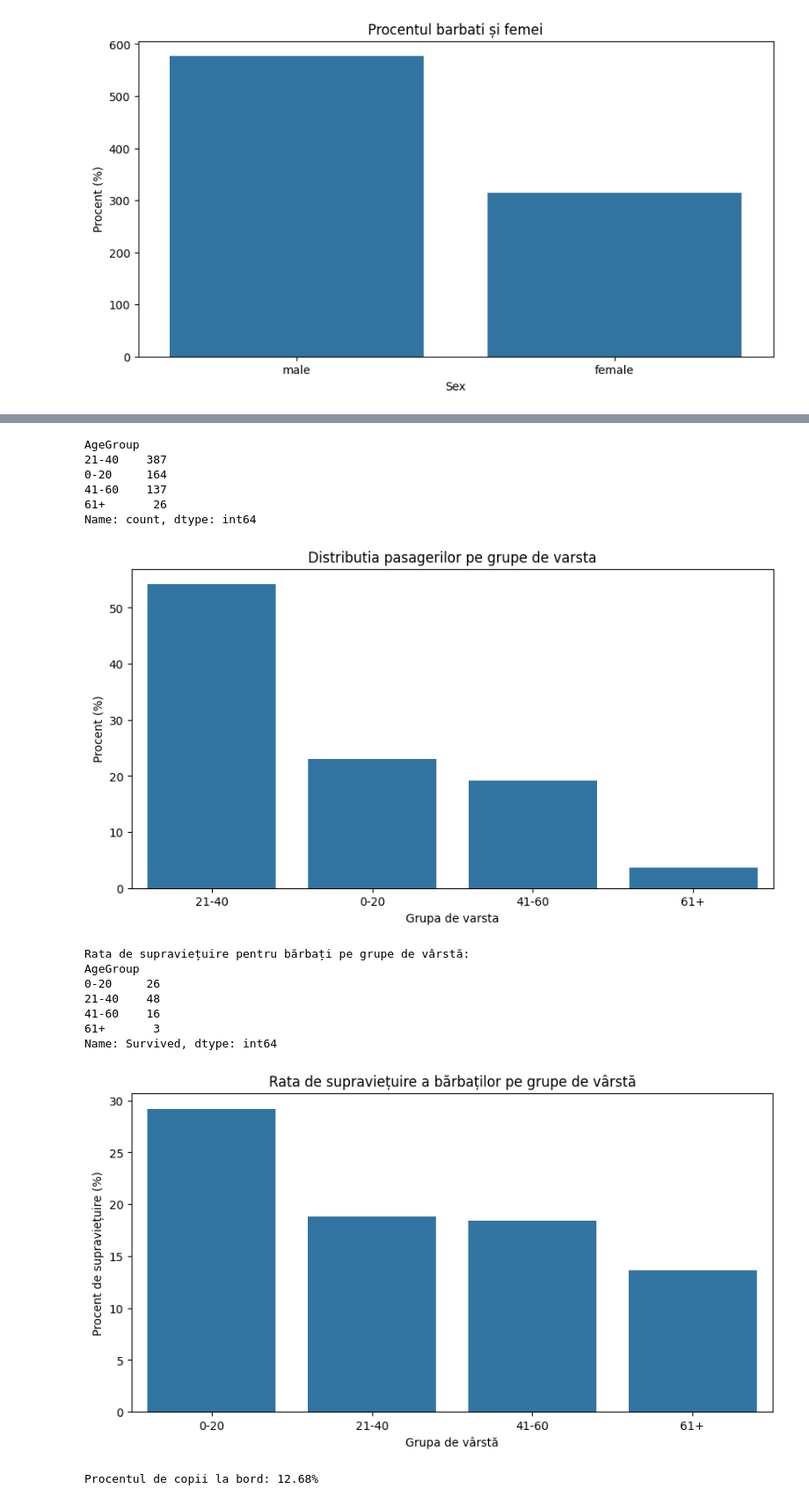
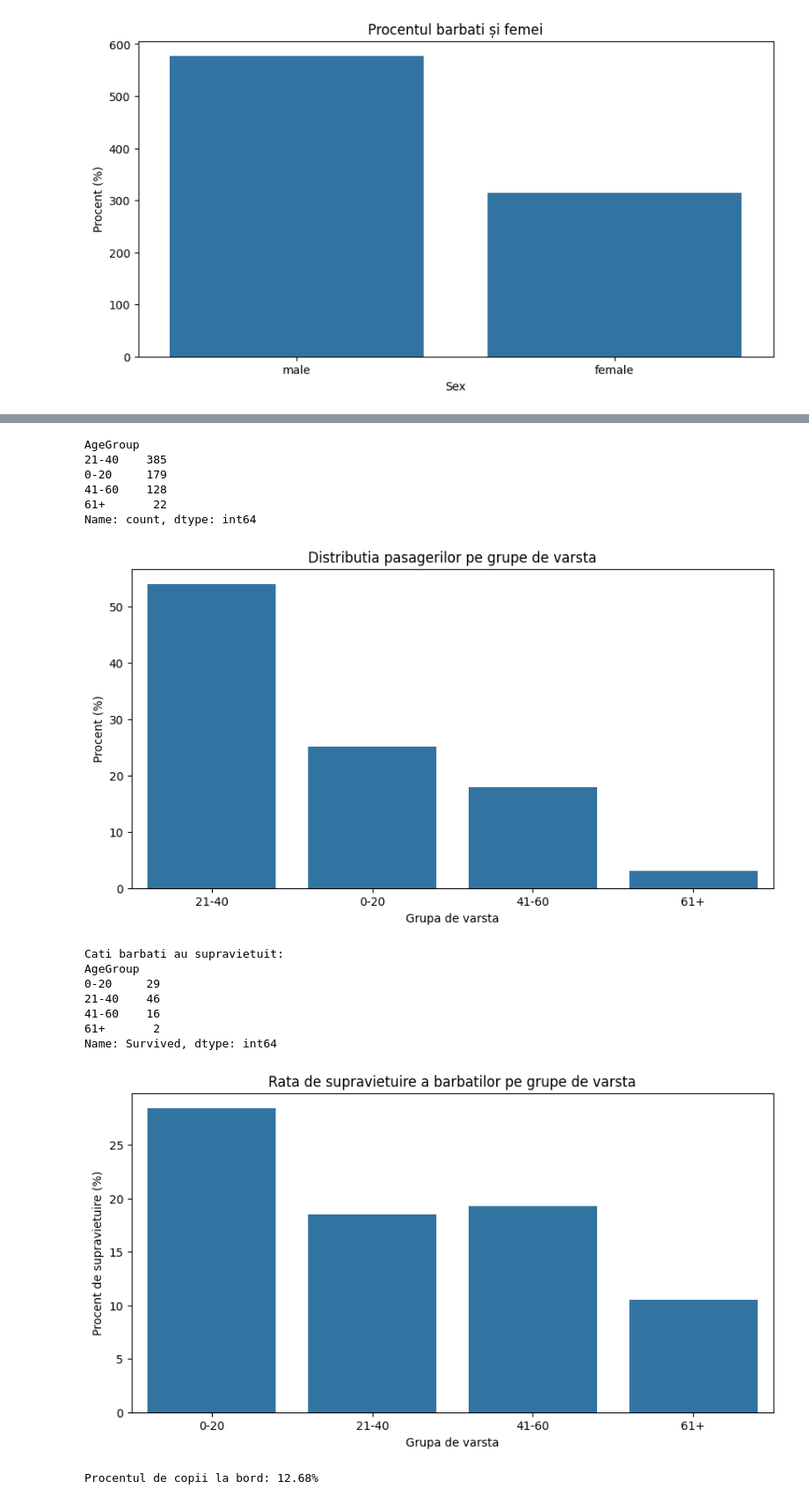
Before and after one commit to Waffle20/Proiect, a Jupyter notebook: grafic1.ipynb, the cells around one changed output, grey strips where cells are left out. Shown at 88% size. Saved outputs shown, nothing was run; the diff lists cells and outputs as text; code cells hidden in the pictures.

```diff
--- a/grafic1.ipynb
+++ b/grafic1.ipynb
@@ -133,11 +140,11 @@ import seaborn as sns
 def classify_age(age):
     if pd.isnull(age):
         return None
-    elif age < 20:
-        return '0-20'
-    elif age < 40:
+    elif age <= 20:
+        return'0-20'
+    elif age <= 40:
         return '21-40'
-    elif age < 60:
+    elif age <= 60:
         return '41-60'
     else:
         return '61+'
@@ -156,12 +163,12 @@ plt.ylabel('Procent (%)')
 plt.show()
 # %% [output]
 AgeGroup
-21-40    387
-0-20     164
-41-60    137
-61+       26
+21-40    385
+0-20     179
+41-60    128
+61+       22
 Name: count, dtype: int64
-[figure, old version]
+[figure, new version]
 # %%
 import pandas as pd
 import matplotlib.pyplot as plt
@@ -169,43 +176,44 @@ import seaborn as sns
 
 #Cerinta 6
 def classify_age(age):
     if pd.isnull(age):
         return None
-    elif age < 20:
+    elif age <= 20:
         return '0-20'
-    elif age < 40:
+    elif age <= 40:
         return '21-40'
-    elif age < 60:
+    elif age <= 60:
         return '41-60'
     else:
         return '61+'
 
 df = pd.read_csv('train.csv')
 df['AgeGroup'] = df['Age'].apply(classify_age)
 
 men = df[df['Sex'] == 'male']
 
 survival_rates = men.groupby('AgeGroup')['Survived'].sum()
 
-print("Rata de supravietuire pentru barbati pe grupe de varsta:")
+print("Cati barbati au supravietuit:")
 print(survival_rates)
-survival_rates = men.groupby('AgeGroup')['Survived'].mean() * 100
+total_men_by_agegroup = men.groupby('AgeGroup').size()
+survival_rates=(survival_rates/total_men_by_agegroup)*100
 
 plt.figure(figsize=(10, 5))
 sns.barplot(x=survival_rates.index, y=survival_rates.values)
 plt.title('Rata de supravietuire a barbatilor pe grupe de varsta')
 plt.xlabel('Grupa de varsta')
 plt.ylabel('Procent de supravietuire (%)')
 plt.show()
 # %% [output]
-Rata de supraviețuire pentru bărbați pe grupe de vârstă:
+Cati barbati au supravietuit:
 AgeGroup
-0-20     26
-21-40    48
+0-20     29
+21-40    46
 41-60    16
-61+       3
+61+       2
 Name: Survived, dtype: int64
-[figure, old version]
+[figure, new version]
 # %%
 import pandas as pd
 import matplotlib.pyplot as plt
```
Also changed, not shown: parts of 5 cells of this notebook, 1 other file.
